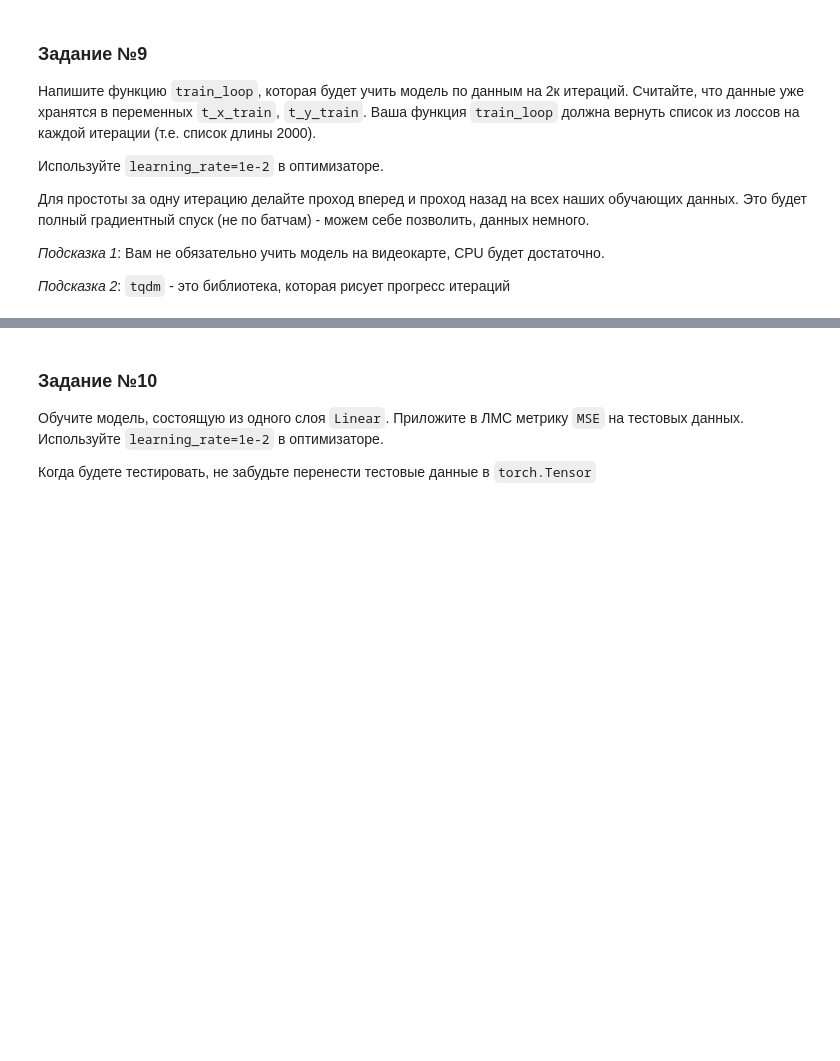
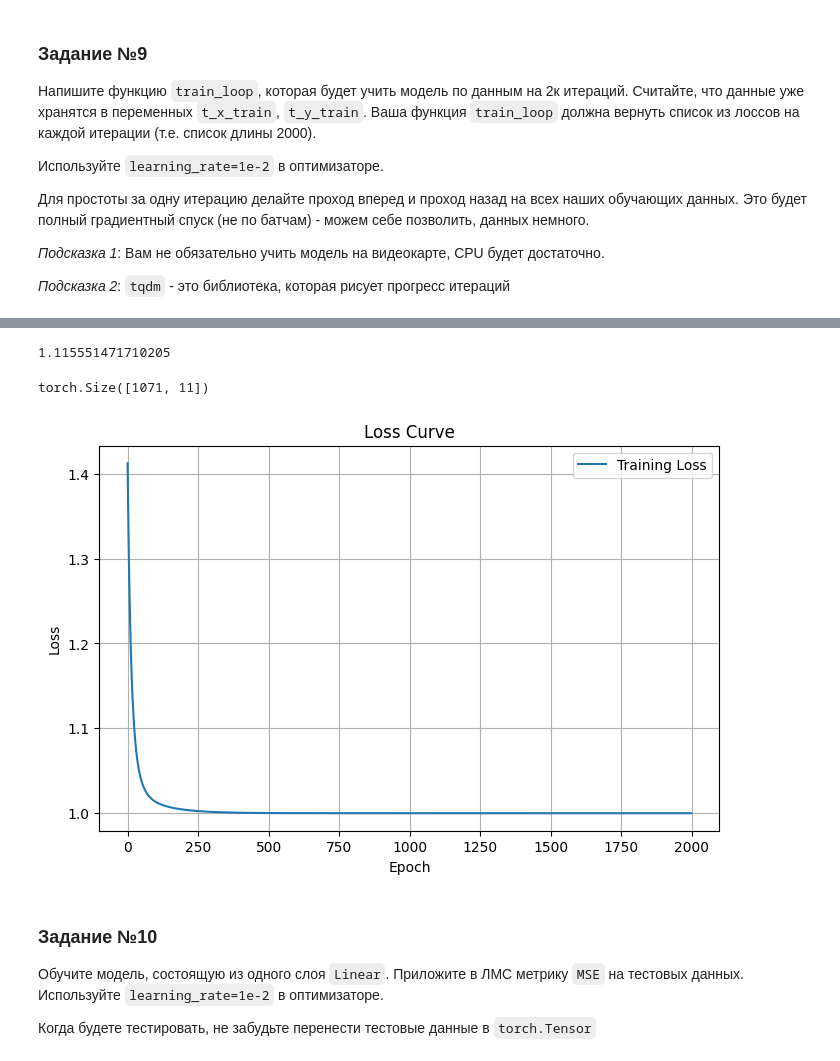
Before and after one commit to theotheo46/nlp, a Jupyter notebook: work_2_2.ipynb, the cells around one changed output, grey strips where cells are left out. Drawn from its saved outputs; the diff is of its cells as text; code cells hidden in the pictures; blank space fills up the shorter version.

```diff
--- a/work_2_2.ipynb
+++ b/work_2_2.ipynb
@@ -282,3 +379,36 @@ _Подсказка 2_: `tqdm` - это библиотека, которая р
+# %%
+with torch.no_grad():
+    out = model(t_x_test).squeeze(1)
+    mse_loss = metric(out, t_y_test)
+    print(mse_loss.item())
+# %% [output]
+1.115551471710205
+# %%
+t_x_train.shape
+# %% [output]
+torch.Size([1071, 11])
+# %%
+# t_x_train = torch.randn(100, 10)
+# t_y_train = torch.randn(100, 1)
+model = SimpleLinearModel(input_dim=11, output_dim=1)
+losses = train_loop(model, t_x_train, t_y_train)
+# %%
+import matplotlib.pyplot as plt
+
+# После вызова train_loop, у вас есть список losses:
+# losses = train_loop(model, t_x_train, t_y_train)
+
+# Построение графика
+plt.figure(figsize=(8, 5))
+plt.plot(losses, label='Training Loss')
+plt.xlabel('Epoch')
+plt.ylabel('Loss')
+plt.title('Loss Curve')
+plt.legend()
+plt.grid()
+plt.show()
+# %% [output]
+[figure, added]
 # %%
 import tqdm
 from torch.optim.sgd import SGD
```
Also changed, not shown: parts of 5 cells of this notebook, 1 other file.
